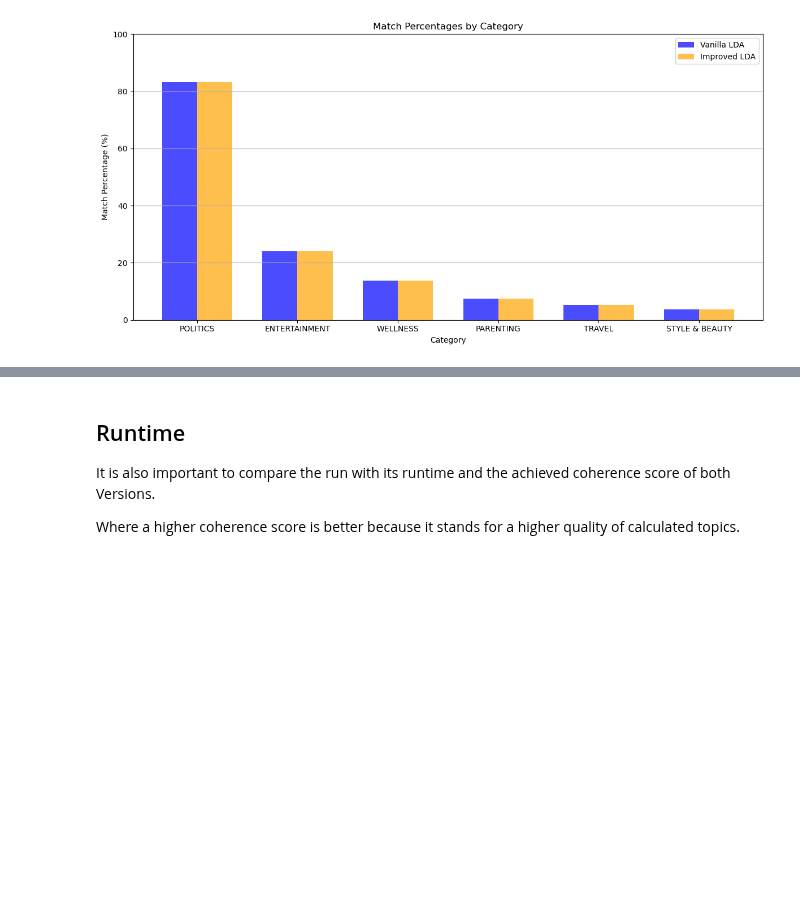
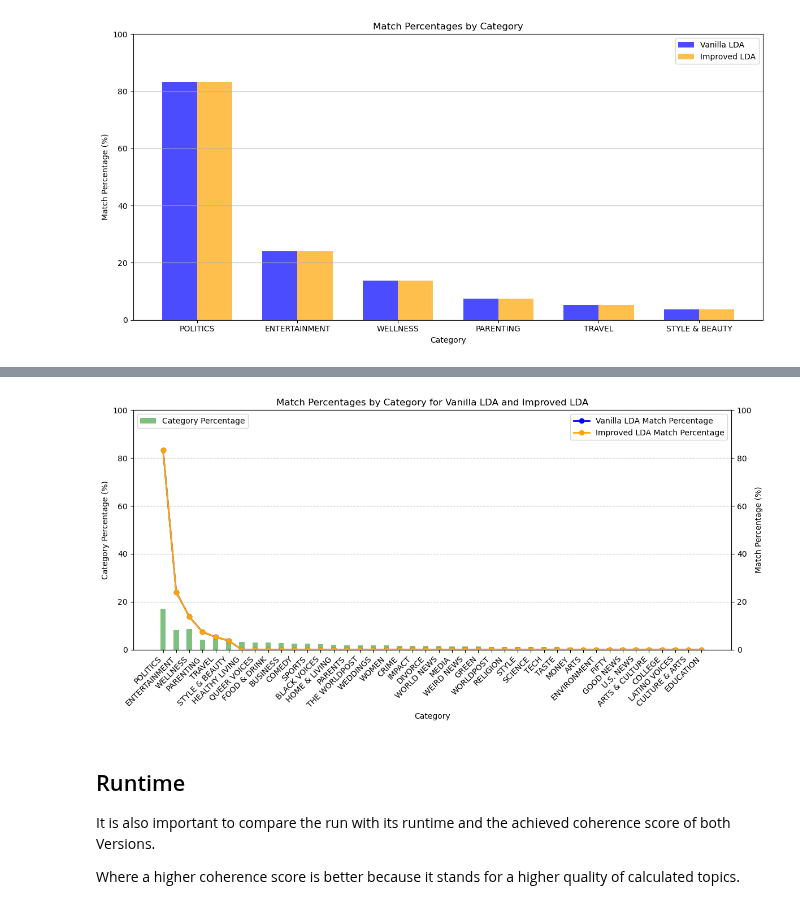
Before and after one commit to NiklasElsaesser/bug-free-fishstick, a Jupyter notebook: Benchmarks&Visualizations.ipynb, the cells around one changed output, grey strips where cells are left out. Drawn from its saved outputs; the diff is of its cells as text; code cells hidden in the pictures; blank space fills up the shorter version.

Commit message:
great visuals, data still missing

```diff
--- a/Benchmarks&Visualizations.ipynb
+++ b/Benchmarks&Visualizations.ipynb
@@ -298,3 +257,59 @@ matched_comparison.head(5)
+# %%
+# Merge to ensure all categories are included
+merged_data = category_counts.merge(
+    matched_comparison,
+    on='category',
+    how='left'  # Keep all categories from category_counts
+)
+
+# Sort the merged DataFrame by match percentage of Vanilla LDA in descending order
+merged_data_sorted = merged_data.sort_values(by='match_percentage_Vanilla_LDA', ascending=False)
+
+# Prepare the data for plotting
+categories_sorted = merged_data_sorted['category']
+total_percentages_vanilla = merged_data_sorted['match_percentage_Vanilla_LDA'].fillna(0)  # Replace NaN with 0
+total_percentages_improved = merged_data_sorted['match_percentage_Improved_LDA'].fillna(0)  # Replace NaN with 0
+category_percentages = merged_data_sorted['percentage']
+
+# Create figure for combined plotting
+fig, ax1 = plt.subplots(figsize=(12, 6))
+
+# Bar width
+bar_width = 0.4
+x = np.arange(len(categories_sorted))
+
+# Plotting category percentages as bars
+ax1.bar(x, category_percentages, width=bar_width, label='Category Percentage', color='green', alpha=0.5)
+
+# Plotting match percentages as lines
+ax2 = ax1.twinx()
+ax2.plot(x, total_percentages_vanilla, marker='o', label='Vanilla LDA Match Percentage', color='blue', linewidth=2, linestyle='-', markersize=6)
+ax2.plot(x, total_percentages_improved, marker='o', label='Improved LDA Match Percentage', color='orange', linewidth=2, linestyle='-', markersize=6)
+
+# Adding labels and title
+ax1.set_title('Match Percentages by Category for Vanilla LDA and Improved LDA')
+ax1.set_xlabel('Category')
+ax1.set_ylabel('Category Percentage (%)')
+ax2.set_ylabel('Match Percentage (%)')
+
+# Set x-ticks to show category names
+ax1.set_xticks(x)
+ax1.set_xticklabels(categories_sorted, rotation=45, ha='right')  # Rotate for better readability
+
+# Adding grid and limits
+ax1.set_ylim(0, 100)
+ax2.set_ylim(0, 100)
+ax1.grid(axis='y', linestyle='--', alpha=0.7)
+
+# Adding legends
+ax1.legend(loc='upper left')
+ax2.legend(loc='upper right')
+
+# Show the plot
+plt.tight_layout()
+plt.show()
+# %% [output]
+[figure, added]
 # %% [markdown]
 ## Runtime
 It is also important to compare the run with its runtime and the achieved coherence score of both Versions.
```
Also changed, not shown: parts of 11 cells of this notebook.
